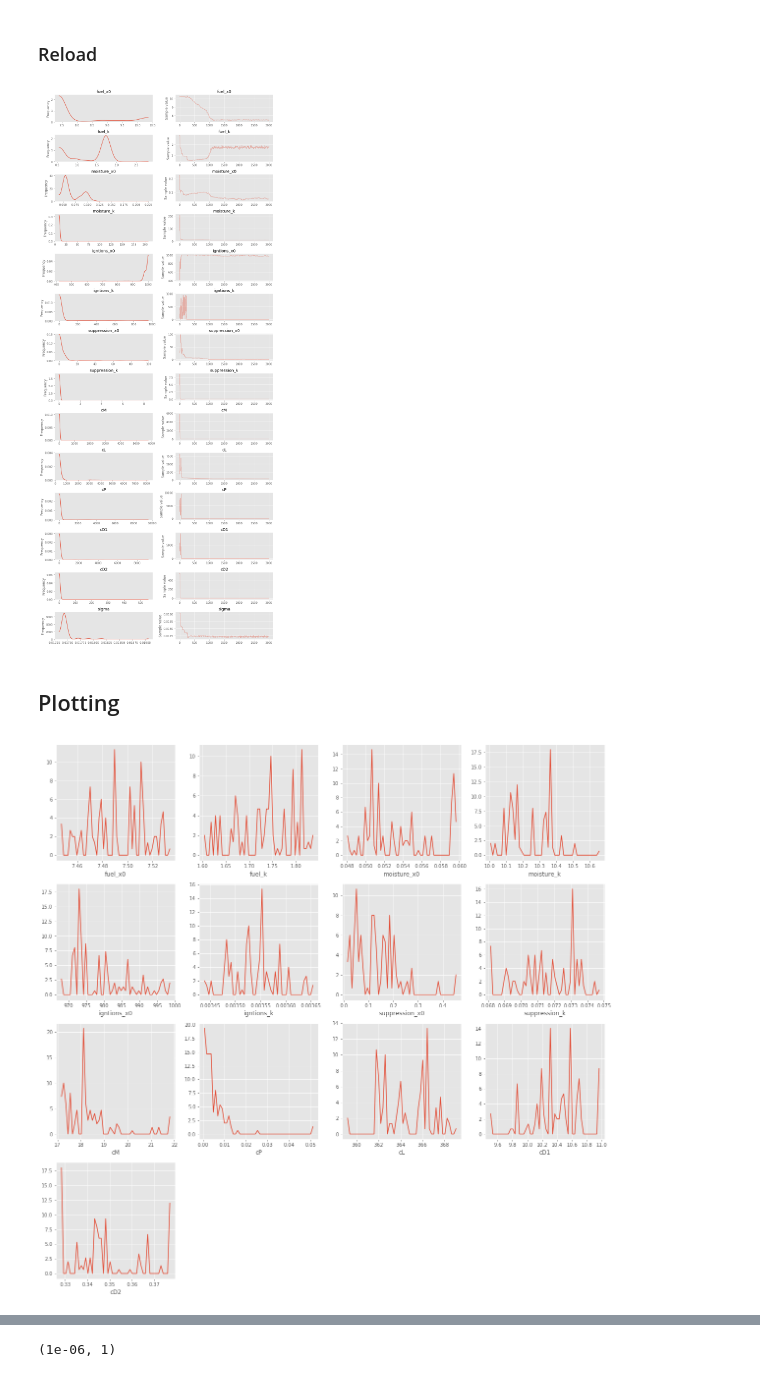
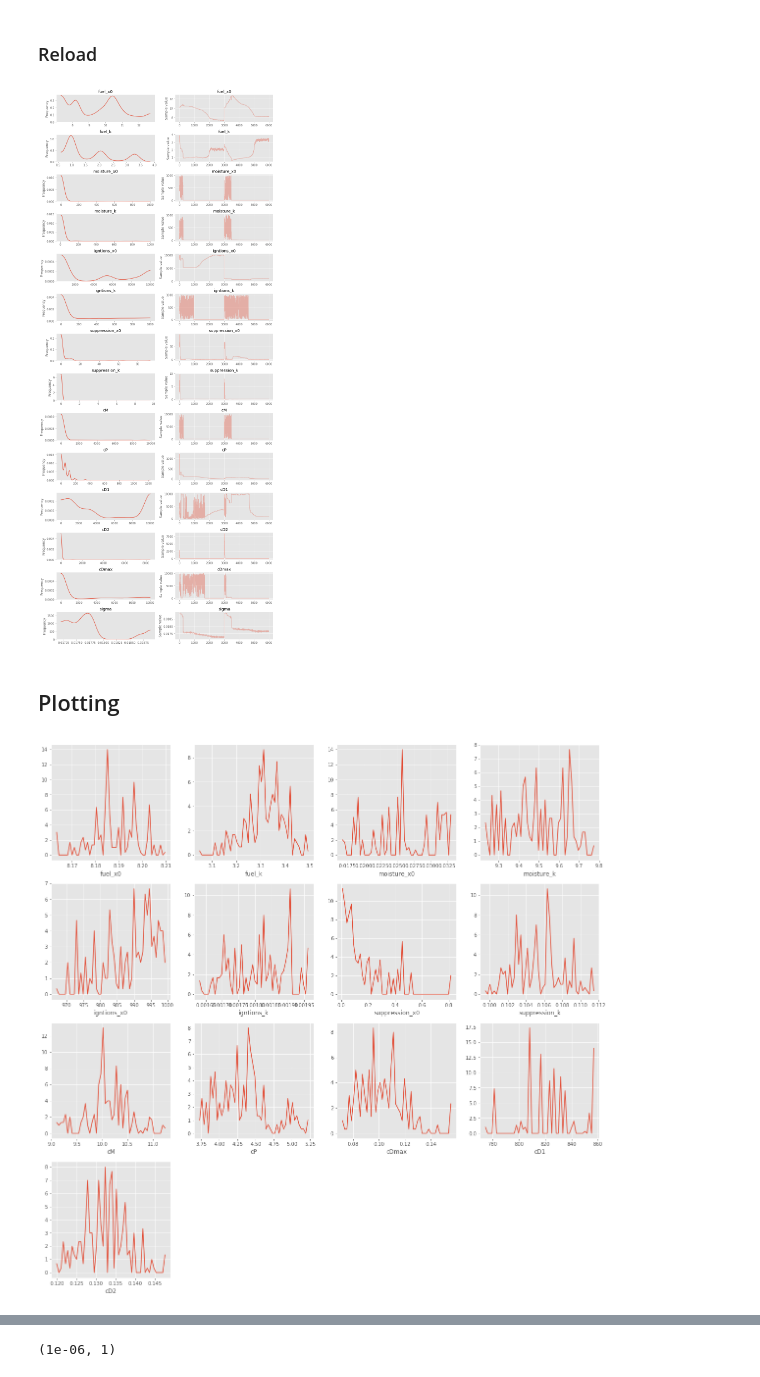
Before and after one commit to rhyswhitley/fire_limitation, a Jupyter notebook: notebooks/bayesian_inference.ipynb, the cells around one changed output, grey strips where cells are left out. Drawn from its saved outputs; the diff is of its cells as text; code cells hidden in the pictures.

```diff
--- a/notebooks/bayesian_inference.ipynb
+++ b/notebooks/bayesian_inference.ipynb
@@ -118,7 +118,7 @@ sample_pc     = 2
 nIterations   = 3000
 outPath       = "../data/globfire.csv"
 param_outpath = '../outputs/params.csv'
-trace_db      = '../data/firemodel_trace8.db'
+trace_db      = '../data/firemodel_trace37.db'
 # %%
 def npLog0 (x):
     return [np.log(i) if i > 0 else 0.0000001 for i in x]
@@ -252,10 +253,10 @@ with pm3.Model() as fire_error:
     fuel_x0        = pm3.Uniform('fuel_x0'       ,     0.0,   20.0)
     fuel_k         = pm3.Uniform('fuel_k'        ,   0.001,   10.0)
 
-    moisture_x0    = pm3.Uniform('moisture_x0'   ,     0.0,    1.0)
+    moisture_x0    = pm3.Uniform('moisture_x0'   ,     0.0, 1000.0)
     moisture_k     = pm3.Uniform('moisture_k'    ,     0.0, 1000.0)
 
-    ignition_x0    = pm3.Uniform('igntions_x0'   ,     -1000.0,   1000.0)
+    ignition_x0    = pm3.Uniform('igntions_x0'   ,     -10, 1000.0)
     ignition_k     = pm3.Uniform('igntions_k'    ,     0.0, 1000.0)
 
     suppression_x0 = pm3.Uniform('suppression_x0',     0.0,  100.0)
@@ -263,11 +264,11 @@ with pm3.Model() as fire_error:
 
 # now for the hyper-parameters that describe the independent fire condition covariates
     cM  = pm3.Uniform('cM' , 0, 1e4)
-    cL  = pm3.Uniform('cL' , 0, 1e4)
+    #cL  = pm3.Uniform('cL' , 0, 1e4)
     cP  = pm3.Uniform('cP' , 0, 1e4)
     cD1 = pm3.Uniform('cD1', 0, 1e4)
     cD2 = pm3.Uniform('cD2', 0, 1e4)
-
+    cDmax = pm3.Uniform('cDmax', 0, 1e4)
 # describe the standard deviation in the error term
     sigma = pm3.HalfNormal('sigma', sd=1)
 # %% [markdown]
@@ -340,7 +341,7 @@ with fire_error:
 # %%
 pm3.traceplot(mcmc_traces);
 # %% [output]
-[figure, old version]
+[figure, new version]
 # %%
 varnames = mcmc_traces.varnames
 
@@ -358,33 +359,33 @@ vals.to_csv(param_outpath, index=False)
 # %%
 variables2Plot = ['fuel_x0'       , 'fuel_k',
                   'moisture_x0'   , 'moisture_k',
                   'igntions_x0'   , 'igntions_k',
                   'suppression_x0', 'suppression_k',
                   'cM'            ,
-                  'cP'            , 'cL',
+                  'cP'            , 'cDmax',
                   'cD1'           , 'cD2']
 
 nvar = len(variables2Plot)
 npcol = 4
 nprow = np.ceil(nvar / npcol)
 
 plt.figure(figsize=(20,5 * nprow))
 def plotVar(var1, pn):
     plt.subplot(npcol, nprow, pn)
     param = vals[var1]
 
     hist, bins = np.histogram(param, bins=50)
     hist = 100.0 * hist / np.sum(hist)
     bins = bins[1:] - np.diff(bins)/2
     plt.plot(bins, hist)
     plt.xlabel(var1)
 
 pn = 0
 for i in variables2Plot:
     pn = pn + 1
     plotVar(i, pn)
 # %% [output]
-[figure, old version]
+[figure, new version]
 # %%
 from pdb import set_trace as browser
 
```
Also changed, not shown: parts of 4 cells of this notebook.
